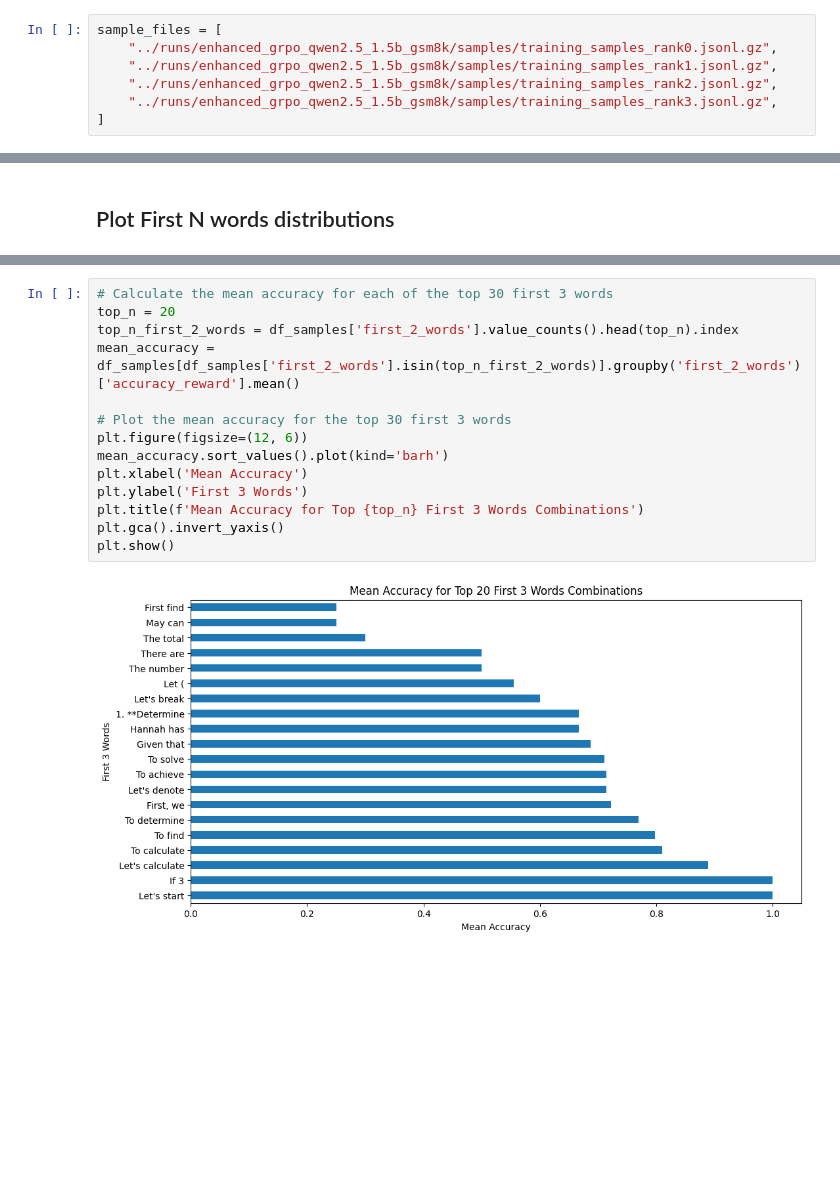
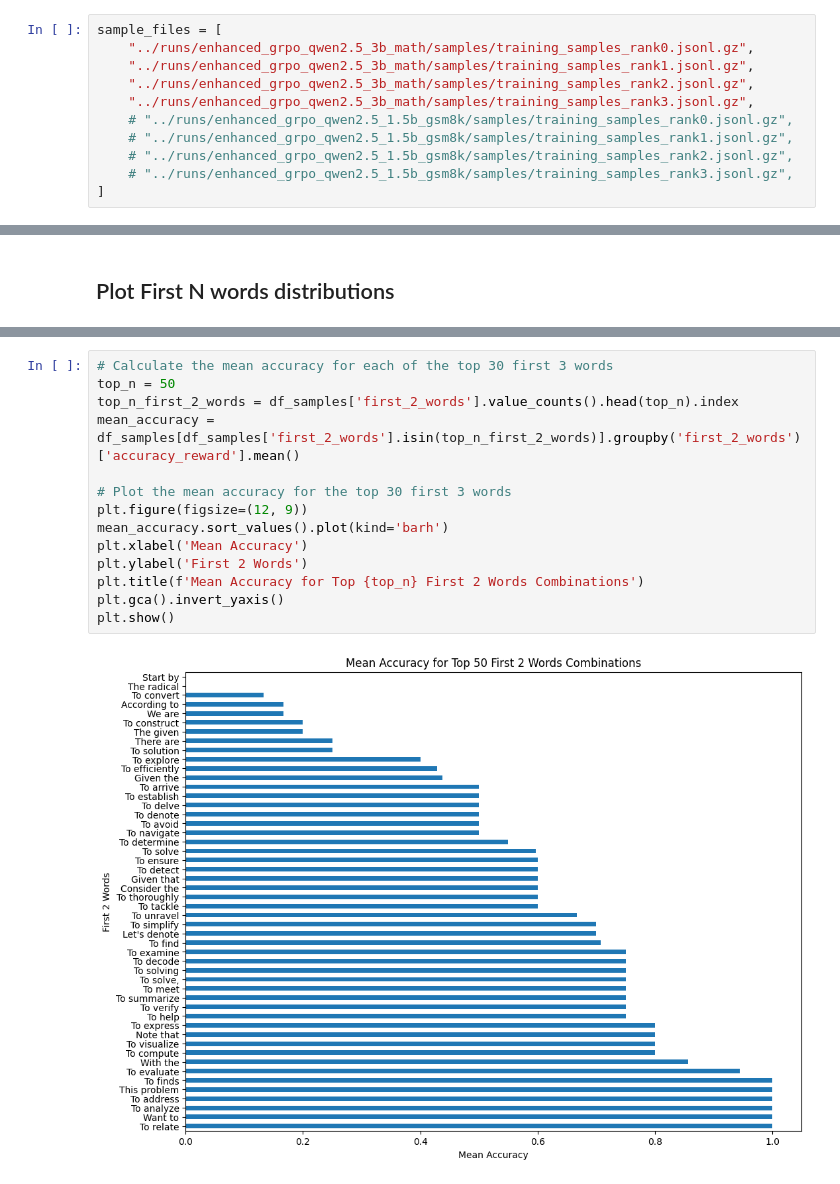
Before and after one commit to michaelnny/rl4llm, a Jupyter notebook: notebooks/analyze_samples.ipynb, the cells around one changed output, grey strips where cells are left out. Saved outputs shown, nothing was run; the diff lists cells and outputs as text; blank space fills up the shorter version.

```diff
--- a/notebooks/analyze_samples.ipynb
+++ b/notebooks/analyze_samples.ipynb
@@ -13,10 +13,14 @@ import matplotlib.pyplot as plt
 from rl4llm.utils import load_from_jsonl_file
 # %%
 sample_files = [
-    "../runs/enhanced_grpo_qwen2.5_1.5b_gsm8k/samples/training_samples_rank0.jsonl.gz",
-    "../runs/enhanced_grpo_qwen2.5_1.5b_gsm8k/samples/training_samples_rank1.jsonl.gz",
-    "../runs/enhanced_grpo_qwen2.5_1.5b_gsm8k/samples/training_samples_rank2.jsonl.gz",
-    "../runs/enhanced_grpo_qwen2.5_1.5b_gsm8k/samples/training_samples_rank3.jsonl.gz",
+    "../runs/enhanced_grpo_qwen2.5_3b_math/samples/training_samples_rank0.jsonl.gz",
+    "../runs/enhanced_grpo_qwen2.5_3b_math/samples/training_samples_rank1.jsonl.gz",
+    "../runs/enhanced_grpo_qwen2.5_3b_math/samples/training_samples_rank2.jsonl.gz",
+    "../runs/enhanced_grpo_qwen2.5_3b_math/samples/training_samples_rank3.jsonl.gz",
+    # "../runs/enhanced_grpo_qwen2.5_1.5b_gsm8k/samples/training_samples_rank0.jsonl.gz",
+    # "../runs/enhanced_grpo_qwen2.5_1.5b_gsm8k/samples/training_samples_rank1.jsonl.gz",
+    # "../runs/enhanced_grpo_qwen2.5_1.5b_gsm8k/samples/training_samples_rank2.jsonl.gz",
+    # "../runs/enhanced_grpo_qwen2.5_1.5b_gsm8k/samples/training_samples_rank3.jsonl.gz",
 ]
 # %%
 samples = []
@@ -150,19 +164,19 @@ plot_grouped_word_distributions_by_bins(df_samples, step_column='step', bin_size
 # %%
 # Calculate the mean accuracy for each of the top 30 first 3 words
-top_n = 20
+top_n = 50
 top_n_first_2_words = df_samples['first_2_words'].value_counts().head(top_n).index
 mean_accuracy = df_samples[df_samples['first_2_words'].isin(top_n_first_2_words)].groupby('first_2_words')['accuracy_reward'].mean()
 
 # Plot the mean accuracy for the top 30 first 3 words
-plt.figure(figsize=(12, 6))
+plt.figure(figsize=(12, 9))
 mean_accuracy.sort_values().plot(kind='barh')
 plt.xlabel('Mean Accuracy')
-plt.ylabel('First 3 Words')
-plt.title(f'Mean Accuracy for Top {top_n} First 3 Words Combinations')
+plt.ylabel('First 2 Words')
+plt.title(f'Mean Accuracy for Top {top_n} First 2 Words Combinations')
 plt.gca().invert_yaxis()
 plt.show()
 # %% [output]
-[figure, old version]
+[figure, new version]
 # %%
 # Calculate the mean completion length for each of the top 30 first 3 words
 mean_completion_length = df_samples[df_samples['first_2_words'].isin(top_n_first_2_words)].groupby('first_2_words')['completion_length'].mean()
```
Also changed, not shown: parts of 8 cells of this notebook, 6 other files.
